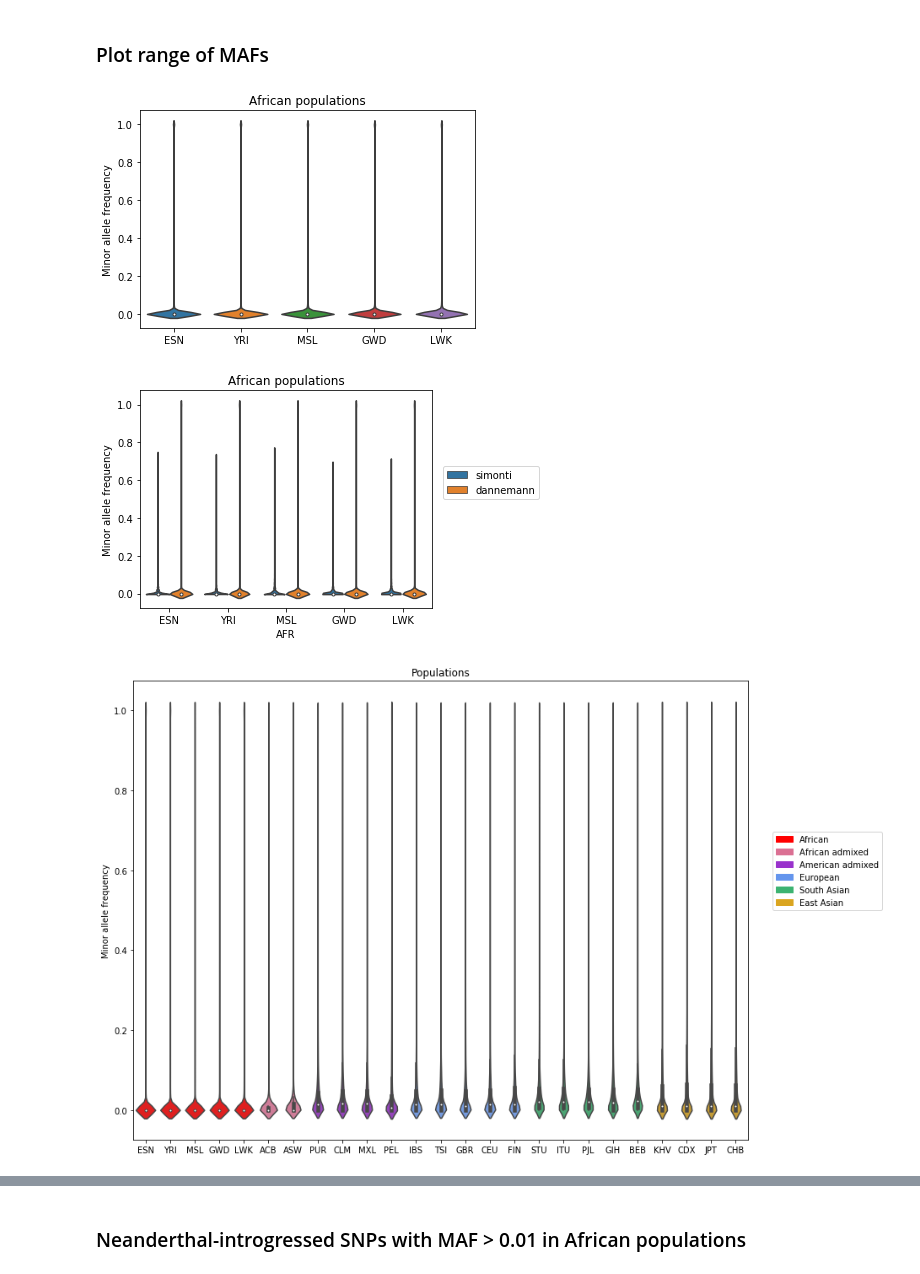
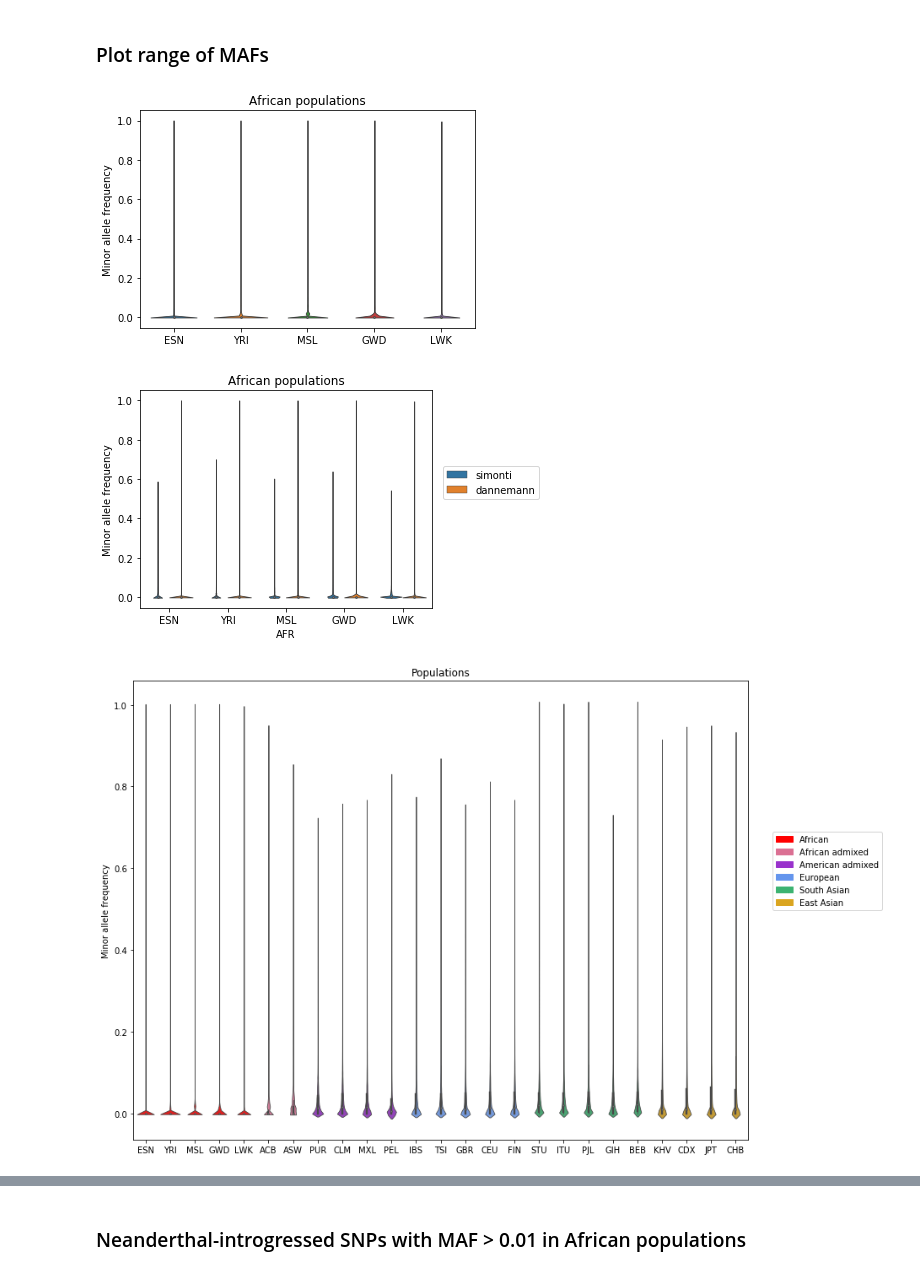
Before and after one commit to blz349/neanderthal_introgression, a Jupyter notebook: neanderthal/neanderthal_allpopulation_mafs.ipynb, the cells around one changed output, grey strips where cells are left out. Cells and saved outputs as stored; diff of their text form; code cells hidden in the pictures.

Commit message:
Change to allpop_fixed.csv

```diff
--- a/neanderthal/neanderthal_allpopulation_mafs.ipynb
+++ b/neanderthal/neanderthal_allpopulation_mafs.ipynb
@@ -19,11 +19,9 @@ from matplotlib_venn import venn3
 # %%
 # Load allpop_df
-allpop_df = pd.read_csv("allpop_df.csv")
-allpop_df = allpop_df.drop(columns='Unnamed: 0')
+allpop_df = pd.read_csv("allpop_fixed.csv")
 allpop_df[['Source', 'ID', 'Major', 'Minor']] = allpop_df[['Source', 'ID', 'Major', 'Minor']].astype('str')
 allpop_df.drop('EUR', axis=1, inplace=True) # Remove EUR column which is a super population
 allpop = allpop_df.dropna()
-allpop = allpop.drop_duplicates(subset=['Chromosome', 'Position'])
 
 allpop.head()
 # %% [output]
@@ -119,12 +117,12 @@ allpop[['KHV', 'CDX', 'JPT', 'CHB']].describe()
 # %%
 # AFR
 order = ['ESN', 'YRI', 'MSL', 'GWD', 'LWK']
-sns.violinplot(data=allpop[['LWK', 'GWD', 'MSL', 'YRI', 'ESN']], order=order)
+sns.violinplot(data=allpop[['LWK', 'GWD', 'MSL', 'YRI', 'ESN']], order=order, linewidth=0.8)
 plt.ylabel("Minor allele frequency")
 plt.title("African populations")
 plt.show()
 # %% [output]
-[figure, old version]
+[figure, new version]
 # %%
 # AFR by source
 simonti = allpop.loc[allpop.Source != 'dannemann_only'].copy()
@@ -139,47 +137,47 @@ concat_df = pd.melt(concat_df,
                     var_name='AFR', value_name='AFR_MAF')
 
 order = ['ESN', 'YRI', 'MSL', 'GWD', 'LWK']
-sns.violinplot(x='AFR', y='AFR_MAF', data=concat_df, order=order, hue='Source')
+sns.violinplot(x='AFR', y='AFR_MAF', data=concat_df, order=order, hue='Source', linewidth=0.8)
 plt.ylabel("Minor allele frequency")
 plt.title("African populations")
 plt.legend(loc=(1.04, 0.5))
 plt.subplots_adjust(right=0.8)
 plt.show()
 # %% [output]
-[figure, old version]
+[figure, new version]
 # %%
 # All populations
 order = ['ESN', 'YRI', 'MSL', 'GWD', 'LWK', 'ACB', 'ASW',
          'PUR', 'CLM', 'MXL', 'PEL',
          'IBS', 'TSI', 'GBR', 'CEU', 'FIN',
          'STU', 'ITU', 'PJL', 'GIH', 'BEB',
          'KHV', 'CDX', 'JPT', 'CHB']
 colours = ['red', 'red', 'red', 'red', 'red', 'palevioletred', 'palevioletred',
            'darkorchid', 'darkorchid', 'darkorchid', 'darkorchid',
            'cornflowerblue', 'cornflowerblue', 'cornflowerblue', 'cornflowerblue', 'cornflowerblue',
            'mediumseagreen', 'mediumseagreen', 'mediumseagreen', 'mediumseagreen', 'mediumseagreen',
            'goldenrod', 'goldenrod', 'goldenrod', 'goldenrod']
 
 plt.figure(figsize=(15, 10))
 sns.violinplot(data=allpop[['ESN', 'YRI', 'MSL', 'GWD', 'LWK', 'ACB', 'ASW', 'IBS', 'TSI', 'GBR',
                             'CEU', 'FIN', 'STU', 'ITU', 'PJL', 'GIH', 'BEB', 'KHV', 'CDX', 'JPT',
-                            'CHB', 'PUR', 'CLM', 'MXL', 'PEL']], order=order, palette=colours)
+                            'CHB', 'PUR', 'CLM', 'MXL', 'PEL']], order=order, palette=colours, linewidth=0.8)
 plt.ylabel("Minor allele frequency")
 plt.title("Populations")
 
 # Create legend manually
 red = mpatches.Patch(color='red', label='African')
 dark_red = mpatches.Patch(color='palevioletred', label='African admixed')
 purple = mpatches.Patch(color='darkorchid', label='American admixed')
 blue = mpatches.Patch(color='cornflowerblue', label='European')
 green = mpatches.Patch(color='mediumseagreen', label='South Asian')
 yellow = mpatches.Patch(color='goldenrod', label='East Asian')
 plt.legend(handles=[red, dark_red, purple, blue, green, yellow], loc=(1.04, 0.5))
 
 plt.subplots_adjust(right=0.8)
 plt.show()
 # %% [output]
-[figure, old version]
+[figure, new version]
 # %%
 # Super populations
 # Get means
```
Also changed, not shown: parts of 16 cells of this notebook.
